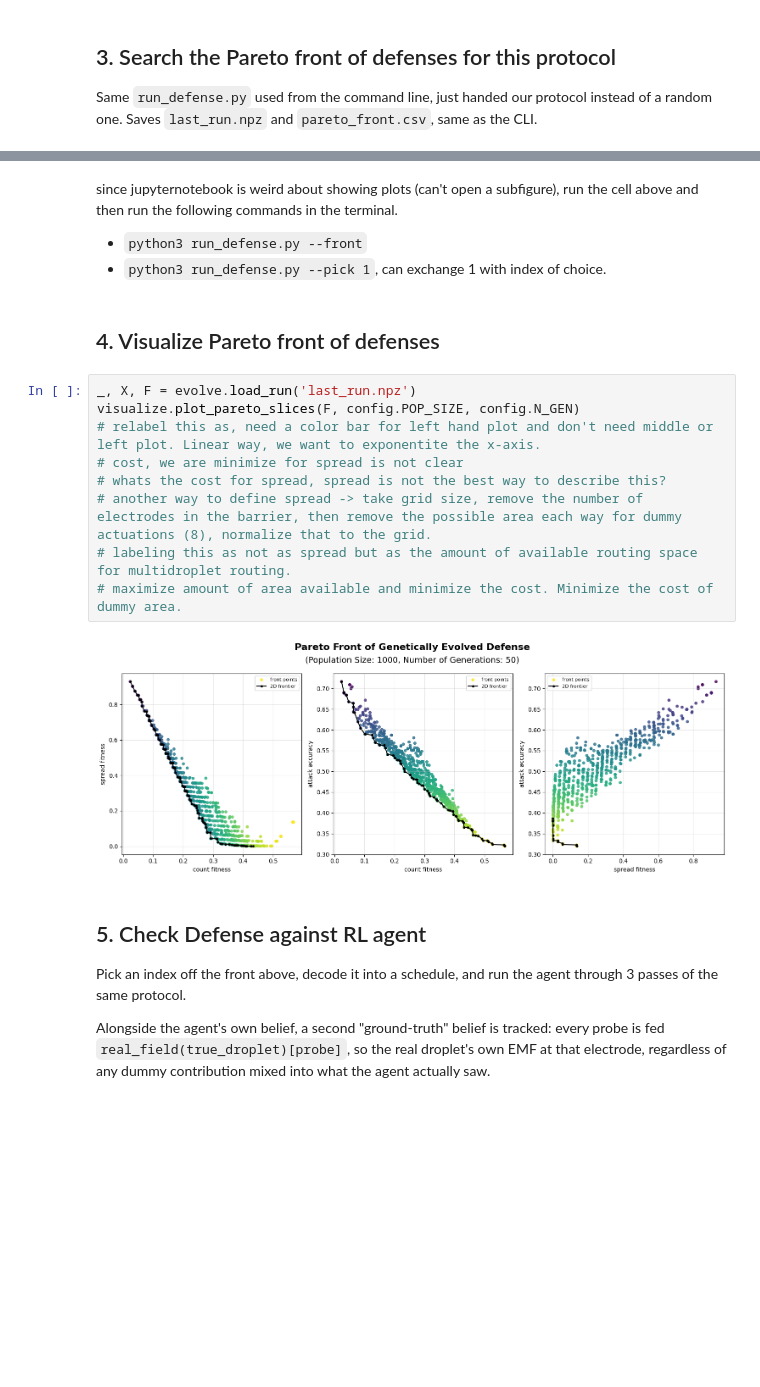
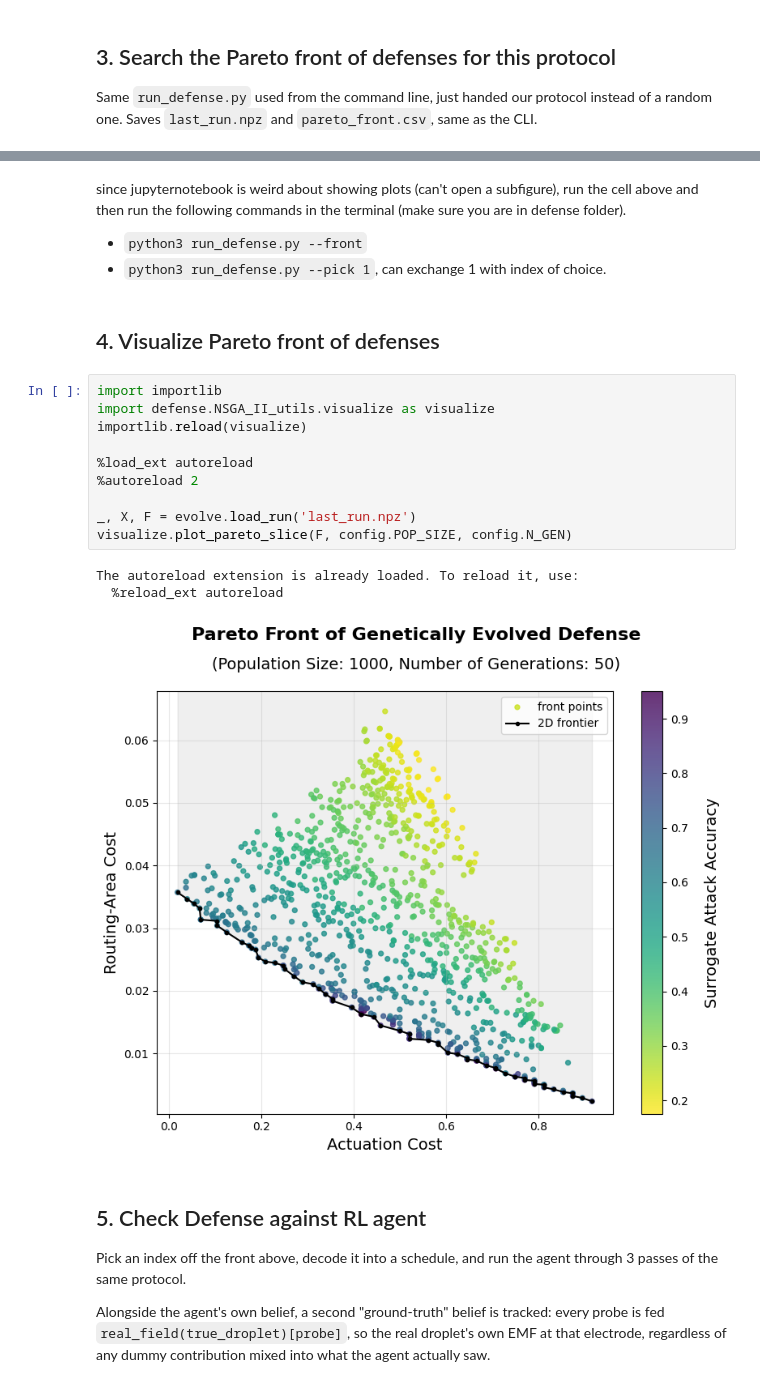
Before and after one commit to bbaral-eng/RL_Protocol_Extraction, a Jupyter notebook: defense/defense.ipynb, the cells around one changed output, grey strips where cells are left out. Saved outputs shown, nothing was run; the diff lists cells and outputs as text; blank space fills up the shorter version.

Commit message:
additional fixes to defenses plus an ablation

```diff
--- a/defense/defense.ipynb
+++ b/defense/defense.ipynb
@@ -77,22 +76,25 @@ full table in pareto_front.csv; run `python run_defense.py --pick <index>` to re
 opening interactive 3D plot (close the window to exit)...
 Figure(800x700)
 # %% [markdown]
-since jupyternotebook is weird about showing plots (can't open a subfigure), run the cell above and then run the following commands in the terminal.
+since jupyternotebook is weird about showing plots (can't open a subfigure), run the cell above and then run the following commands in the terminal (make sure you are in defense folder).
 * `python3 run_defense.py --front`
 * `python3 run_defense.py --pick 1`, can exchange 1 with index of choice.
 # %% [markdown]
 ## 4. Visualize Pareto front of defenses
-# %%
-_, X, F = evolve.load_run('last_run.npz')
-visualize.plot_pareto_slices(F, config.POP_SIZE, config.N_GEN)
-# relabel this as, need a color bar for left hand plot and don't need middle or left plot. Linear way, we want to exponentite the x-axis.
-# cost, we are minimize for spread is not clear
-# whats the cost for spread, spread is not the best way to describe this?
-# another way to define spread -> take grid size, remove the number of electrodes in the barrier, then remove the possible area each way for dummy actuations (8), normalize that to the grid.
-# labeling this as not as spread but as the amount of available routing space for multidroplet routing.
-# maximize amount of area available and minimize the cost. Minimize the cost of dummy area.
-# %% [output]
-[figure, removed]
+# %%
+import importlib
+import defense.NSGA_II_utils.visualize as visualize
+importlib.reload(visualize)
+
+%load_ext autoreload
+%autoreload 2
+
+_, X, F = evolve.load_run('last_run.npz')
+visualize.plot_pareto_slice(F, config.POP_SIZE, config.N_GEN)
+# %% [output]
+The autoreload extension is already loaded. To reload it, use:
+  %reload_ext autoreload
+[figure, added]
 # %% [markdown]
 ## 5. Check Defense against RL agent
 
```
Also changed, not shown: parts of 9 cells of this notebook, 12 other files.
